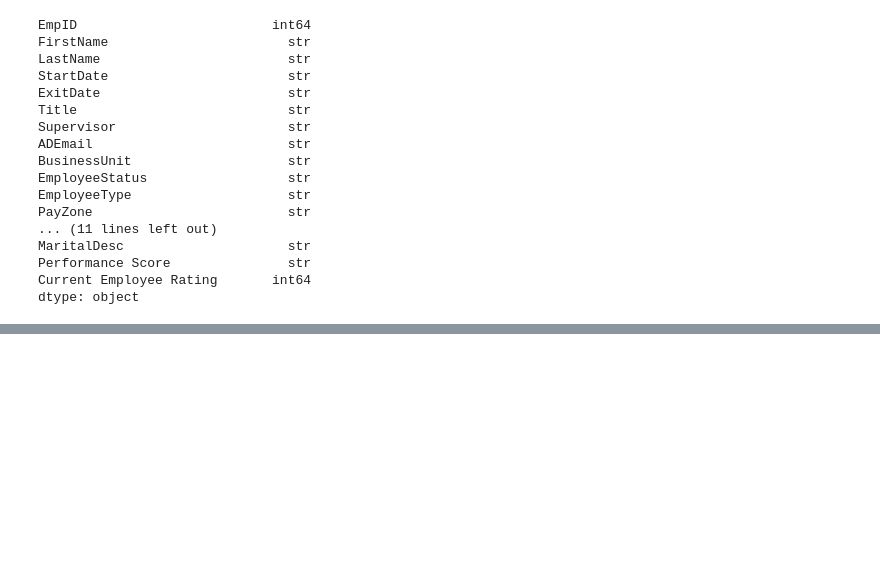
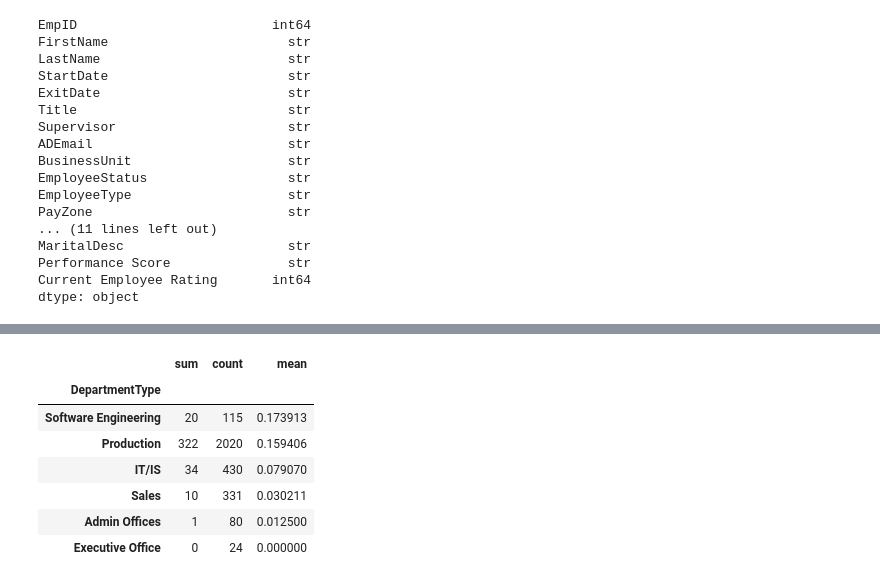
Before and after one commit to amymendozav/BHDAC-Employee-Turnover-Analysis-, a Jupyter notebook: EmployeeDataset/analysis.ipynb, the cells around one changed output, grey strips where cells are left out. Saved outputs shown, nothing was run; the diff lists cells and outputs as text; code cells hidden in the pictures; blank space fills up the shorter version.

```diff
--- a/EmployeeDataset/analysis.ipynb
+++ b/EmployeeDataset/analysis.ipynb
@@ -64,0 +115,12 @@ Length: 4, dtype: str
+# %%
+df['is_terminated'] = df['EmployeeStatus'].isin(['Voluntarily Terminated', 'Terminated for Cause'])
+df.groupby('DepartmentType')['is_terminated'].agg(['sum', 'count', 'mean']).sort_values('mean', ascending=False)
+# %% [output]
+|  | sum | count | mean |
+| DepartmentType |  |  |  |
+| Software Engineering | 20 | 115 | 0.173913 |
+| Production | 322 | 2020 | 0.159406 |
+| IT/IS | 34 | 430 | 0.079070 |
+| Sales | 10 | 331 | 0.030211 |
+| Admin Offices | 1 | 80 | 0.012500 |
+| Executive Office | 0 | 24 | 0.000000 |
```
Also changed, not shown: parts of 9 cells of this notebook, 4 other files.
